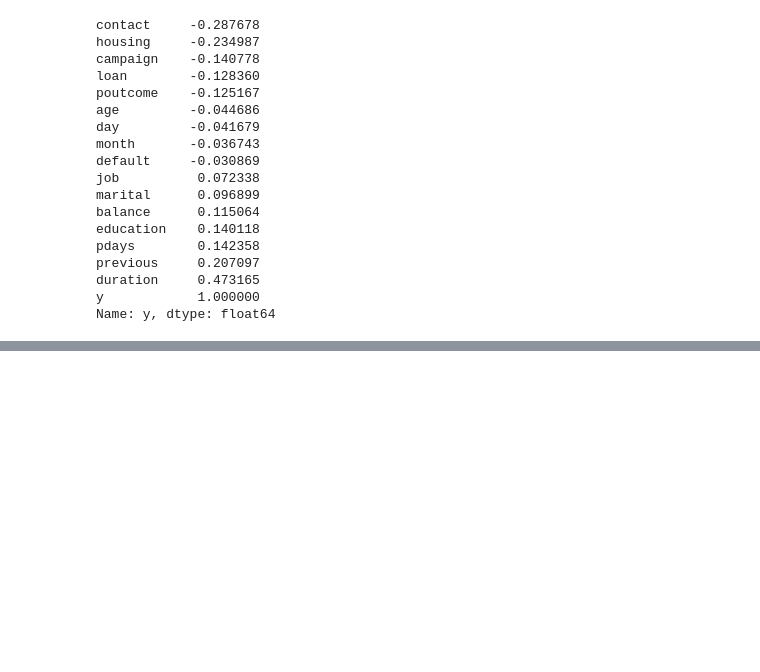
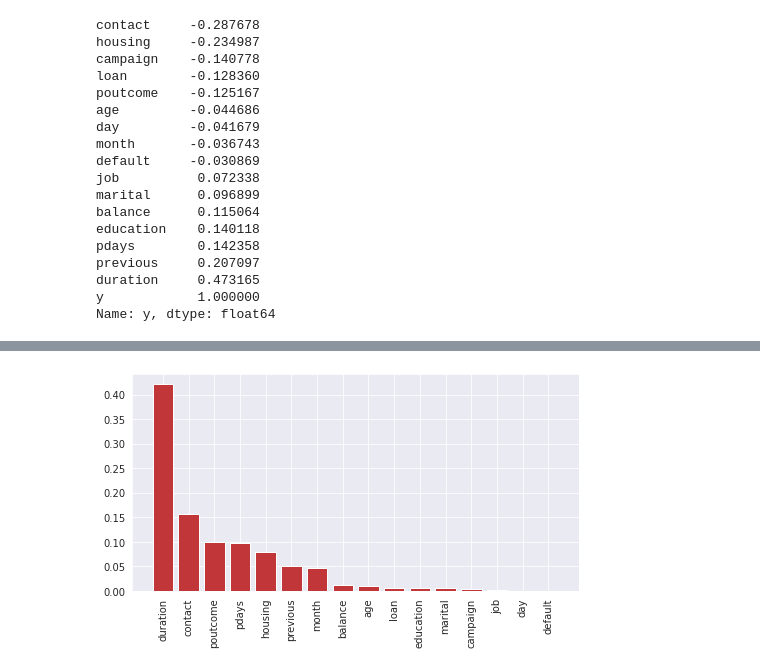
Before and after one commit to G0rav/Marketing_Strategy_using_Decision_Trees, a Jupyter notebook: Bank_marketing_Strategy.ipynb, the cells around one changed output, grey strips where cells are left out. Drawn from its saved outputs; the diff is of its cells as text; code cells hidden in the pictures; blank space fills up the shorter version.

```diff
--- a/Bank_marketing_Strategy.ipynb
+++ b/Bank_marketing_Strategy.ipynb
@@ -430,0 +492,3 @@ plt.show()
+# %%
+importances = model.feature_importances_
+importances
@@ -430,0 +500,3 @@ plt.show()
+# %%
+indices = np.argsort(importances)[::-1]
+indices
@@ -430,0 +505,3 @@ plt.show()
+# %%
+columns = df.drop('y', axis=1).columns
+columns
@@ -430,0 +513,3 @@ plt.show()
+# %%
+names = [columns[i] for i in indices]
+names
@@ -430,0 +533,7 @@ plt.show()
+# %%
+plt.figure(figsize=(8,4))
+plt.bar(names,np.sort(importances)[::-1])
+plt.xticks(rotation=90)
+plt.show()
+# %% [output]
+[figure, added]
```
Also changed, not shown: parts of 17 cells of this notebook.
